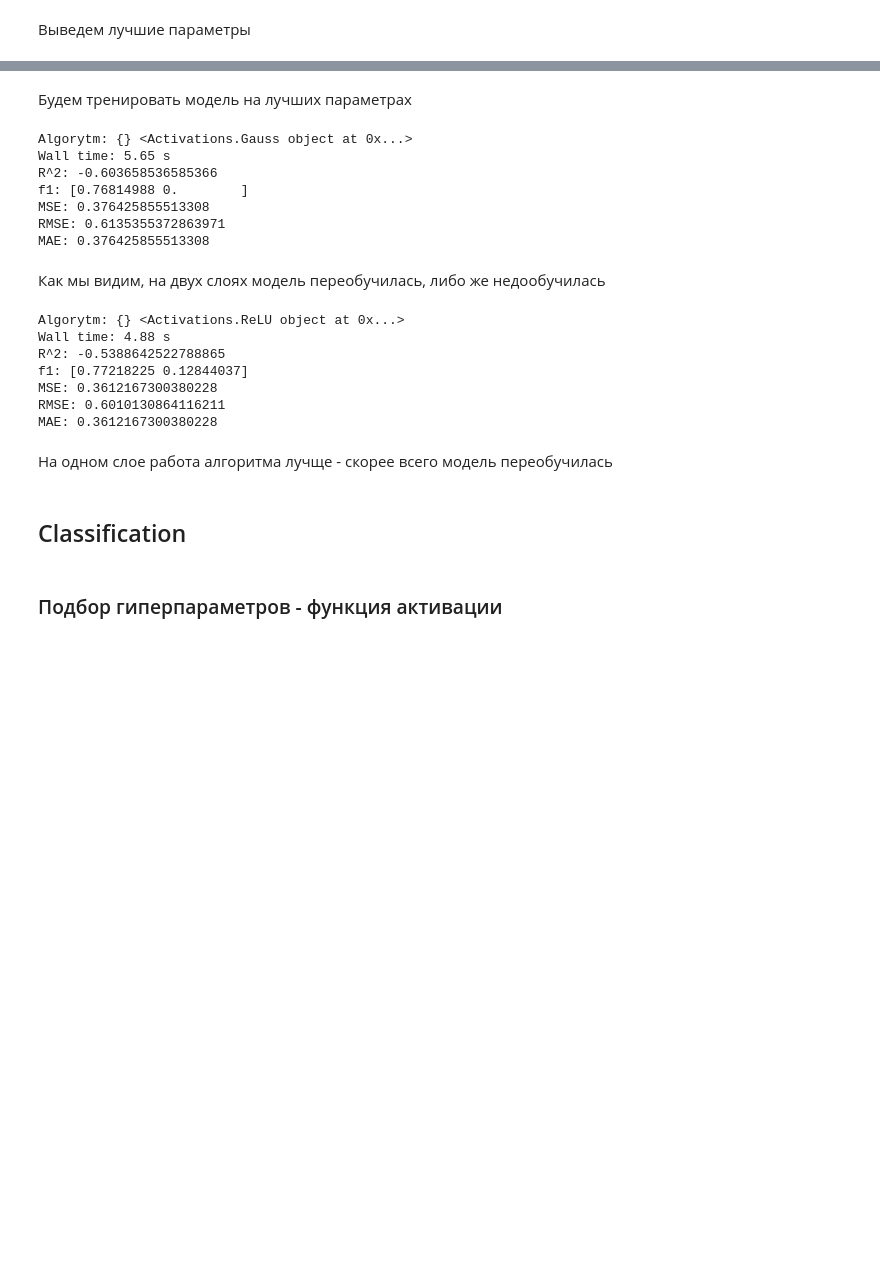
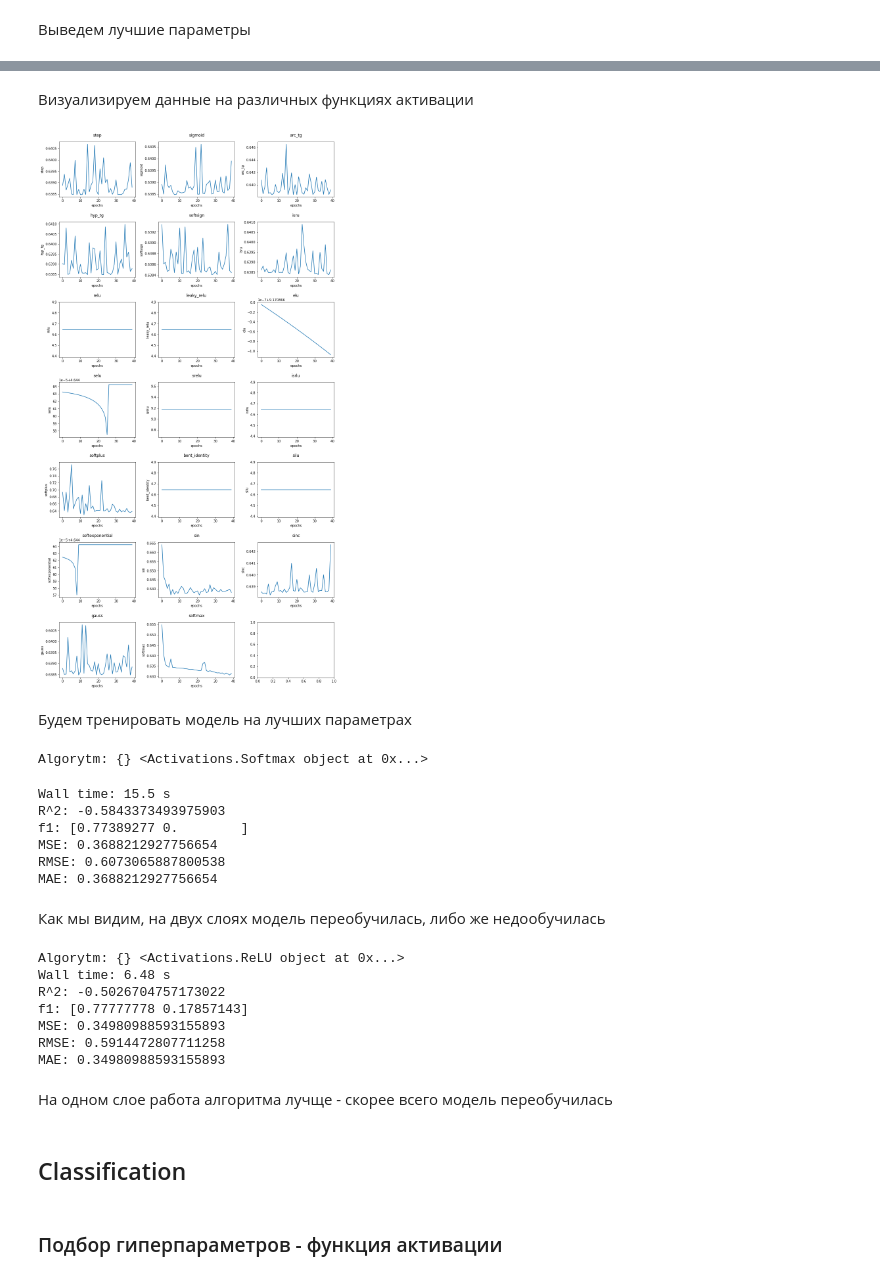
Before and after one commit to Konstantin-Ushakov/machine_learn, a Jupyter notebook: notebooks/5_neural_network.ipynb, the cells around one changed output, grey strips where cells are left out. Cells and saved outputs as stored; diff of their text form; code cells hidden in the pictures; blank space fills up the shorter version.

```diff
--- a/notebooks/5_neural_network.ipynb
+++ b/notebooks/5_neural_network.ipynb
@@ -649,12 +659,27 @@ plt.plot(h_best_titanic)
+# %% [markdown]
+Визуализируем данные на различных функциях активации
+# %%
+fig, axes = plt.subplots(nrows=(len(h_iris) + 2)//3, ncols=3, figsize=(15, 30))
+axes = axes.reshape(3 * ((len(h_iris) + 2)//3))
+
+for i, activate in enumerate(h_titanic):
+    axes[i].plot(range(len(h_titanic[activate])), h_titanic[activate])
+    axes[i].set_xlabel('epochs')
+    axes[i].set_ylabel(activate)
+    axes[i].set_title(activate, pad=16)
+# Увелчиваем расстояние между графиками
+plt.subplots_adjust(wspace=0.3, hspace=0.45)
+# %% [output]
+[figure, added]
 # %% [markdown]
 Будем тренировать модель на лучших параметрах
 # %%
 model_best_titanic = Sequential()
-model_best_titanic.add(L.InputLayer(input_shape=X_titanic_train.shape[2]))
+model_best_titanic.add(L.InputLayer(input_shape=X_titanic_train.shape[1]))
 model_best_titanic.add(L.Dense(8, activation=best_alg_titanic))
 model_best_titanic.add(L.Dense(8, activation=best_alg_titanic))
 model_best_titanic.add(L.Dense(2, activation=A.Softmax()))
-model_best_titanic.compile(SGD(epochs=40000), SparseCategoricalEntropy())
+model_best_titanic.compile(SGD(epochs=40), SparseCategoricalEntropy())
 
 print('Algorytm: {}', best_alg_titanic)
 %time history = model_best_titanic.fit(X_titanic_train, y_titanic_train)
@@ -663,21 +688,21 @@ avg_error = np.mean(history[-40:])
 y_titanic_pred = np.argmax(model_best_titanic.predict(X_titanic_test), axis=1)
 print_score(y_titanic_test, y_titanic_pred)
 # %% [output]
-Algorytm: {} <Activations.Gauss object at 0x...>
-Wall time: 5.65 s
-R^2: -0.603658536585366
-f1: [0.76814988 0.        ]
-MSE: 0.376425855513308
-RMSE: 0.6135355372863971
-MAE: 0.376425855513308
+Algorytm: {} <Activations.Softmax object at 0x...>
+Wall time: 15.5 s
+R^2: -0.5843373493975903
+f1: [0.77389277 0.        ]
+MSE: 0.3688212927756654
+RMSE: 0.6073065887800538
+MAE: 0.3688212927756654
 # %% [markdown]
 Как мы видим, на двух слоях модель переобучилась, либо же недообучилась
 # %%
 model_titanic = Sequential()
-model_titanic.add(L.InputLayer(input_shape=X_titanic_train.shape[2]))
+model_titanic.add(L.InputLayer(input_shape=X_titanic_train.shape[1]))
 model_titanic.add(L.Dense(1, activation=activation_alias['relu']))
 model_titanic.add(L.Dense(2, activation=A.Softmax()))
-model_titanic.compile(SGD(epochs=40000), SparseCategoricalEntropy())
+model_titanic.compile(SGD(epochs=40), SparseCategoricalEntropy())
 
 print('Algorytm: {}', activation_alias['relu'])
 %time history = model_titanic.fit(X_titanic_train, y_titanic_train)
@@ -687,12 +712,12 @@ y_titanic_pred = np.argmax(model_titanic.predict(X_titanic_test), axis=1)
 print_score(y_titanic_test, y_titanic_pred)
 # %% [output]
 Algorytm: {} <Activations.ReLU object at 0x...>
-Wall time: 4.88 s
-R^2: -0.5388642522788865
-f1: [0.77218225 0.12844037]
-MSE: 0.3612167300380228
-RMSE: 0.6010130864116211
-MAE: 0.3612167300380228
+Wall time: 6.48 s
+R^2: -0.5026704757173022
+f1: [0.77777778 0.17857143]
+MSE: 0.34980988593155893
+RMSE: 0.5914472807711258
+MAE: 0.34980988593155893
 # %% [markdown]
 На одном слое работа алгоритма лучще - скорее всего модель переобучилась
 # %% [markdown]
```
Also changed, not shown: parts of 35 cells of this notebook, 2 other files.
